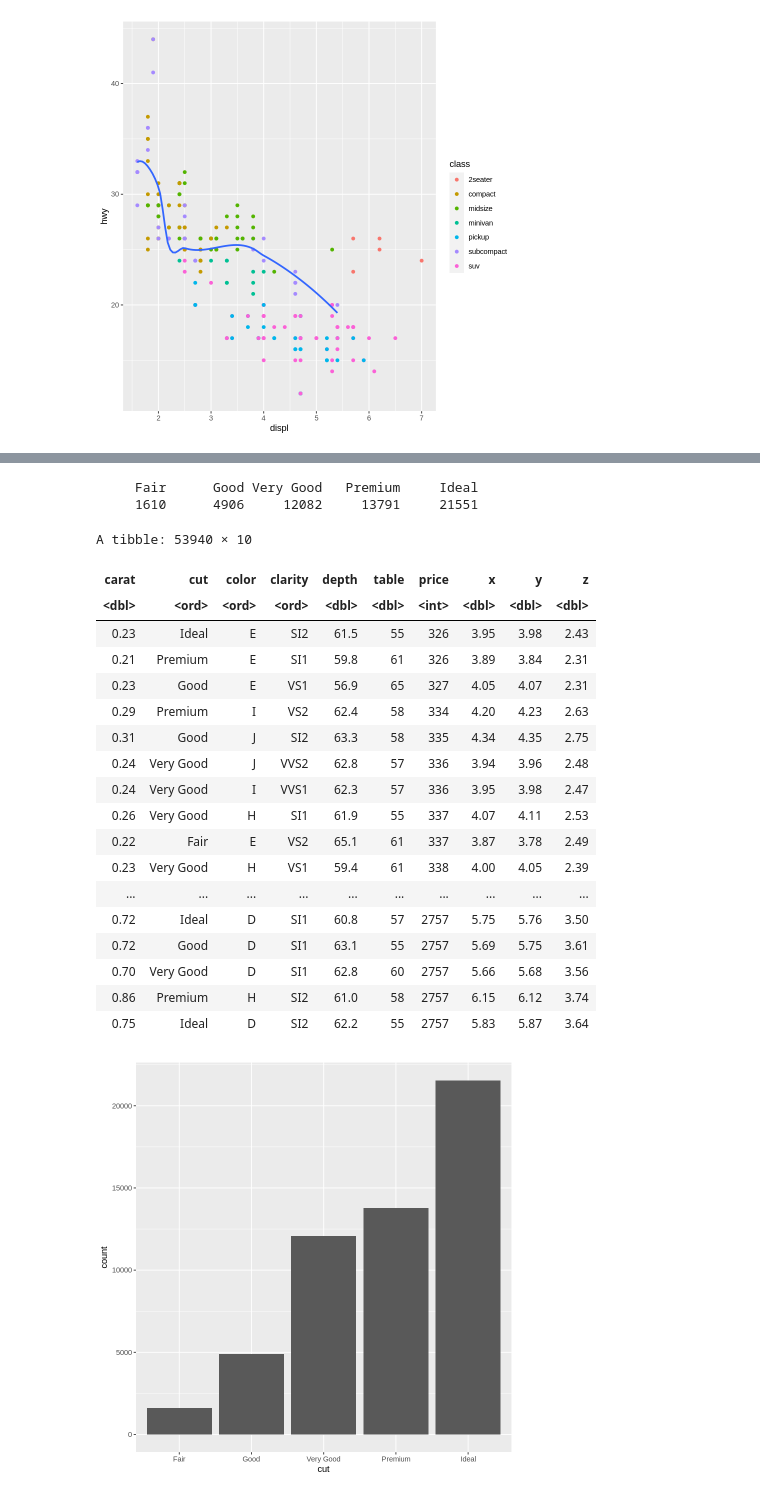
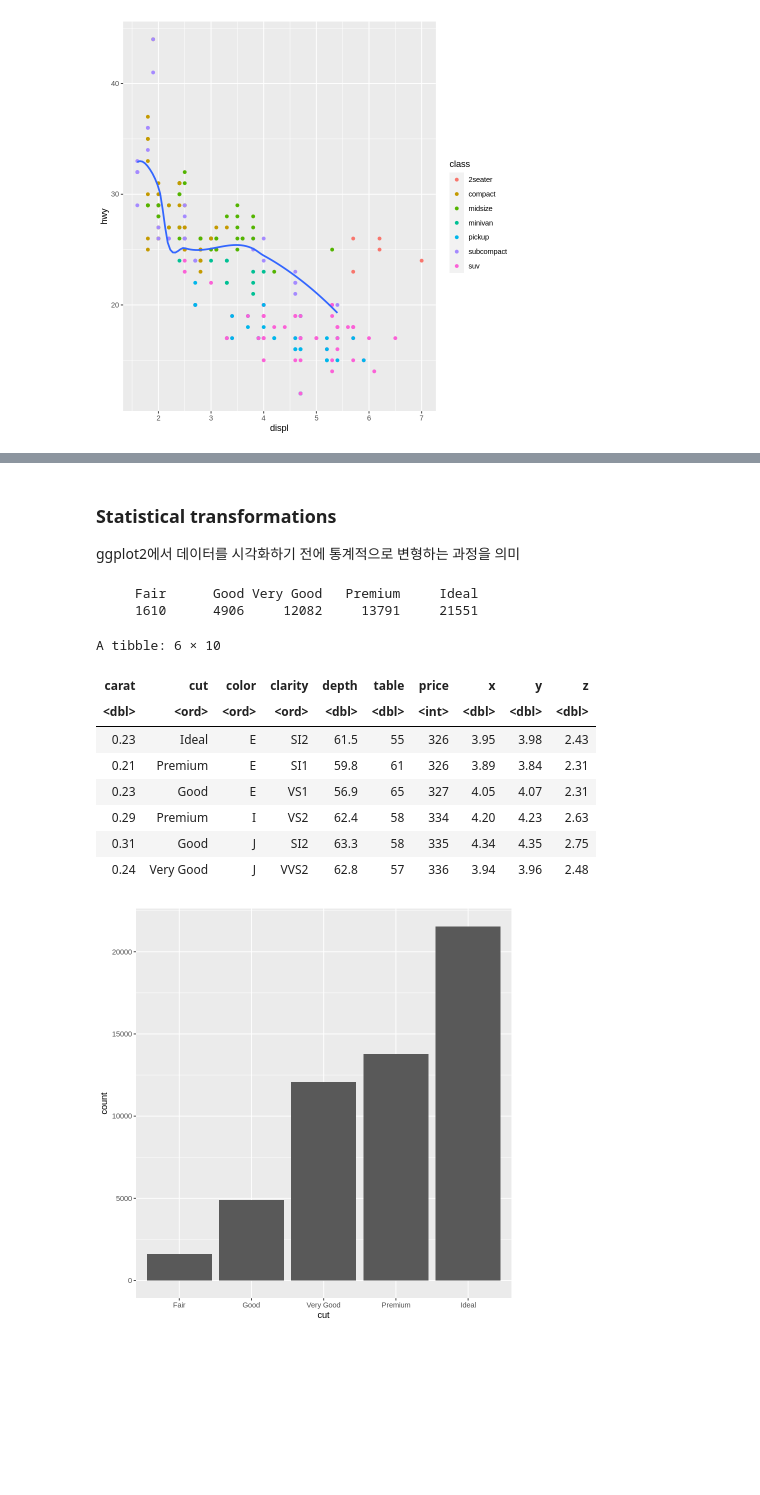
Before and after one commit to yoonsungah/BigDataClass, a Jupyter notebook: 2주차)R_data_science.ipynb, the cells around one changed output, grey strips where cells are left out. Saved outputs shown, nothing was run; the diff lists cells and outputs as text; code cells hidden in the pictures; blank space fills up the shorter version.

```diff
--- a/2주차)R_data_science.ipynb
+++ b/2주차)R_data_science.ipynb
@@ -1360,30 +1882,24 @@ ggplot() +
+# %% [markdown]
+### Statistical transformations
+
+ggplot2에서 데이터를 시각화하기 전에 통계적으로 변형하는 과정을 의미
 # %%
 table(diamonds$cut)
 # %% [output]
      Fair      Good Very Good   Premium     Ideal
      1610      4906     12082     13791     21551
 # %%
-diamonds
+diamonds %>% head()
 # %% [output]
-A tibble: 53940 × 10
+A tibble: 6 × 10
 | carat | cut | color | clarity | depth | table | price | x | y | z |
 | <dbl> | <ord> | <ord> | <ord> | <dbl> | <dbl> | <int> | <dbl> | <dbl> | <dbl> |
 | 0.23 | Ideal | E | SI2 | 61.5 | 55 | 326 | 3.95 | 3.98 | 2.43 |
 | 0.21 | Premium | E | SI1 | 59.8 | 61 | 326 | 3.89 | 3.84 | 2.31 |
 | 0.23 | Good | E | VS1 | 56.9 | 65 | 327 | 4.05 | 4.07 | 2.31 |
 | 0.29 | Premium | I | VS2 | 62.4 | 58 | 334 | 4.20 | 4.23 | 2.63 |
 | 0.31 | Good | J | SI2 | 63.3 | 58 | 335 | 4.34 | 4.35 | 2.75 |
 | 0.24 | Very Good | J | VVS2 | 62.8 | 57 | 336 | 3.94 | 3.96 | 2.48 |
-| 0.24 | Very Good | I | VVS1 | 62.3 | 57 | 336 | 3.95 | 3.98 | 2.47 |
-| 0.26 | Very Good | H | SI1 | 61.9 | 55 | 337 | 4.07 | 4.11 | 2.53 |
-| 0.22 | Fair | E | VS2 | 65.1 | 61 | 337 | 3.87 | 3.78 | 2.49 |
-| 0.23 | Very Good | H | VS1 | 59.4 | 61 | 338 | 4.00 | 4.05 | 2.39 |
-| ... | ... | ... | ... | ... | ... | ... | ... | ... | ... |
-| 0.72 | Ideal | D | SI1 | 60.8 | 57 | 2757 | 5.75 | 5.76 | 3.50 |
-| 0.72 | Good | D | SI1 | 63.1 | 55 | 2757 | 5.69 | 5.75 | 3.61 |
-| 0.70 | Very Good | D | SI1 | 62.8 | 60 | 2757 | 5.66 | 5.68 | 3.56 |
-| 0.86 | Premium | H | SI2 | 61.0 | 58 | 2757 | 6.15 | 6.12 | 3.74 |
-| 0.75 | Ideal | D | SI2 | 62.2 | 55 | 2757 | 5.83 | 5.87 | 3.64 |
 # %%
 ggplot(data = diamonds) +
   geom_bar(mapping = aes(x = cut))
```
Also changed, not shown: parts of 101 cells of this notebook.
